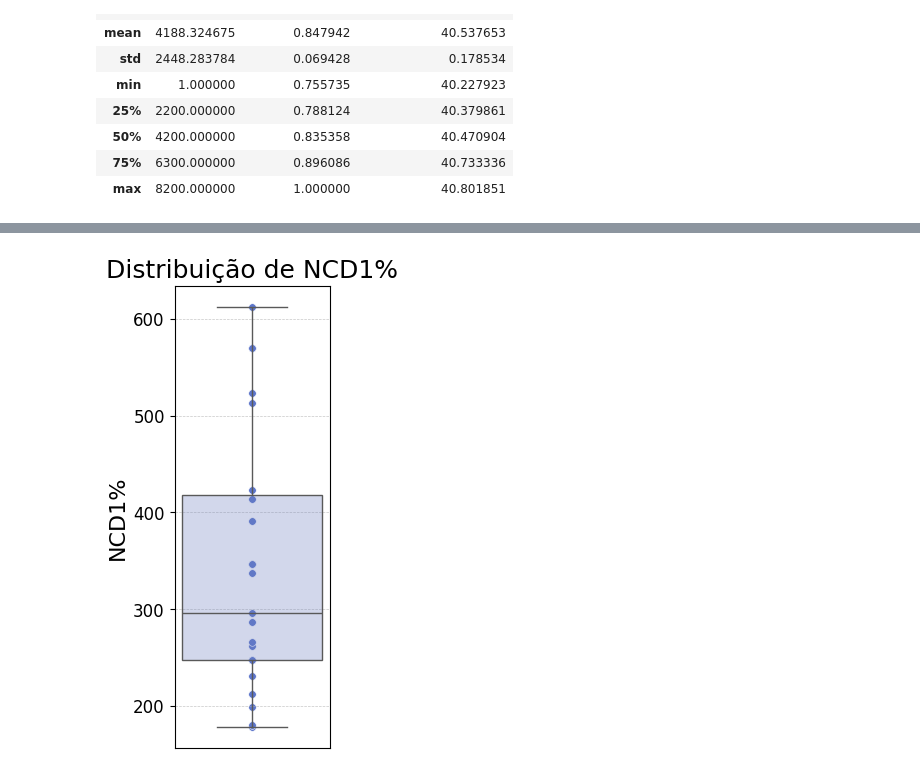
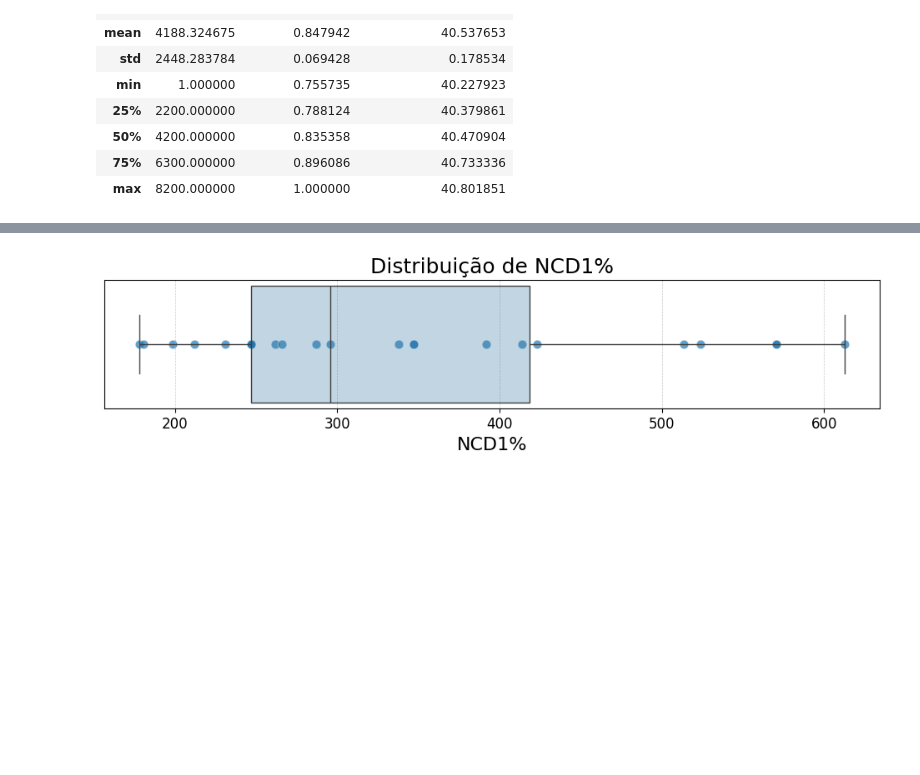
Before and after one commit to Davi-SB/Battery-Analysis, a Jupyter notebook: SOH_vs_Temperature.ipynb, the cells around one changed output, grey strips where cells are left out. Saved outputs shown, nothing was run; the diff lists cells and outputs as text; code cells hidden in the pictures; blank space fills up the shorter version.

```diff
--- a/SOH_vs_Temperature.ipynb
+++ b/SOH_vs_Temperature.ipynb
@@ -201,6 +202,9 @@ df_estimates = pd.DataFrame({
 # Number of cycles drop (1%)
 df_estimates['NCD1%'] = df_estimates['estimated_cycle'].diff()
 
+# Calcula a soma acumulada de NCD1%
+df_estimates["cum_NCD1%"] = df_estimates["NCD1%"].cumsum()
+
 # Cast
 df_estimates['estimated_cycle'] = df_estimates['estimated_cycle'].astype(int)
 df_estimates['SOH_threshold'] = df_estimates['SOH_threshold'].astype(float).round(2)
@@ -289,50 +289,50 @@ plt.show()
 # %%
-import numpy as np
-import matplotlib.pyplot as plt
-import seaborn as sns
-
-# Supondo que df_estimates já está carregado no ambiente
-# e contém a coluna "NCD1%".
 data = df_estimates["NCD1%"].dropna().values
 
-# Configuração de estética
-np.random.seed(4)
-colors = list(sns.colors.crayons.values())
-rndcolor = np.random.choice(colors)
+# Pega a cor padrão 'C0' do Matplotlib (primeira cor da cycler)
+default_color = plt.rcParams['axes.prop_cycle'].by_key()['color'][0]
 
-# Cria figura e eixos
-fig, ax = plt.subplots(figsize=(2, 6))
+# Cria figura e eixos com proporções mais largas (horizontal)
+fig, ax = plt.subplots(figsize=(12, 2))
 
-# Boxplot
-sns.boxplot(x=np.zeros_like(data), y=data,
-            ax=ax,
-            linewidth=1,
-            fliersize=3,
-            color=rndcolor,
-            zorder=2)
+# Boxplot horizontal
+sns.boxplot(
+    x=data,                   # valores no eixo x
+    y=np.zeros_like(data),    # posição fixa no eixo y
+    ax=ax,
+    orient='h',               # orientação horizontal
+    linewidth=1,
+    fliersize=3,
+    zorder=2
+)
 
-# Ajusta a facecolor para ficar semitransparente
+# Deixa a face do boxplot semitransparente
 for patch in ax.patches:
     if hasattr(patch, 'get_facecolor'):
         r, g, b, a = patch.get_facecolor()
-        patch.set_facecolor((r, g, b, 0.3))
+        patch.set_facecolor((r, g, b, 0.3))  # alpha = 0.3
 
-# Overlay de pontos
-sns.scatterplot(x=np.zeros_like(data), y=data,
-                ax=ax,
-                s=30,
-                color=rndcolor,
-                zorder=1)
+# Overlay de pontos (scatter) com baixa opacidade
+sns.scatterplot(
+    x=data,                   # valores no eixo x
+    y=np.zeros_like(data),    # mesma linha horizontal
+    ax=ax,
+    s=60,                     # tamanho dos pontos
+    color=default_color,      # mesma cor do boxplot
+    alpha=0.7,                # opacidade dos pontos
+    zorder=1
+)
 
-# Remover ticks do eixo x
-ax.set_xticks([])
+# Remove os ticks do eixo y (não fazem sentido aqui)
+ax.set_yticks([])
 
-# Labels e títulos
-ax.set_ylabel("NCD1%", fontsize=16)
+# Labels e título
+ax.set_xlabel("NCD1%", fontsize=16)     # legenda do eixo x
 ax.tick_params(axis='both', which='major', labelsize=12)
 
 plt.title("Distribuição de NCD1%", fontsize=18)
 plt.grid(True, which='both', linestyle='--', linewidth=0.5, alpha=0.7)
+
 plt.show()
 # %% [output]
-[figure, old version]
+[figure, new version]
```
Also changed, not shown: parts of 9 cells of this notebook.
